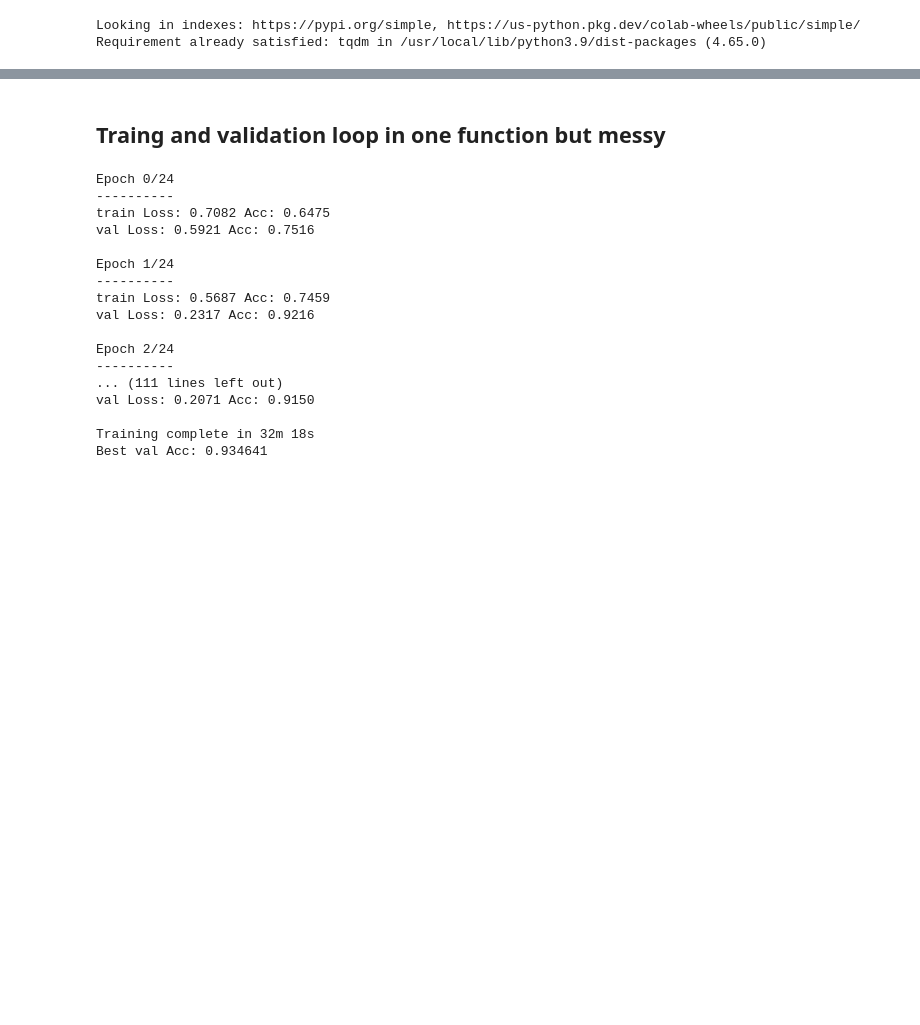
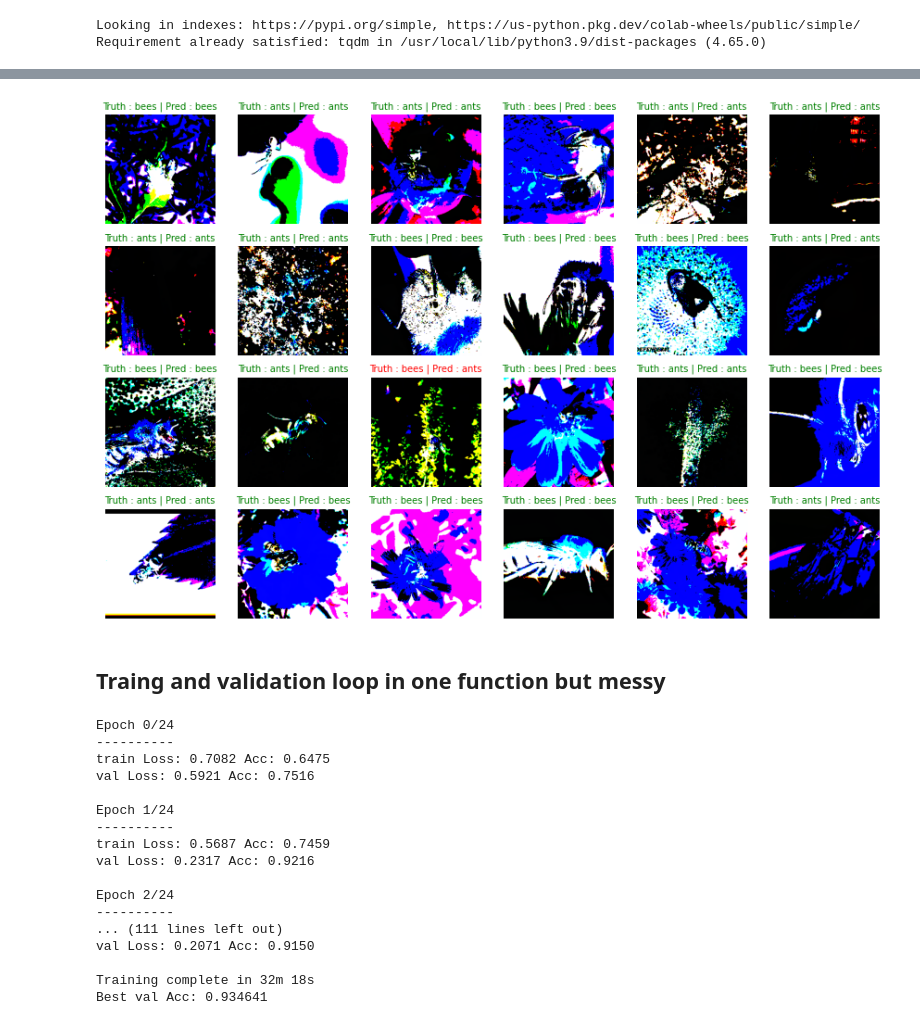
Before and after one commit to Frostbite22/learning-DL-by-doing-2, a Jupyter notebook: transfer_learning.ipynb, the cells around one changed output, grey strips where cells are left out. Cells and saved outputs as stored; diff of their text form; code cells hidden in the pictures; blank space fills up the shorter version.

```diff
--- a/transfer_learning.ipynb
+++ b/transfer_learning.ipynb
@@ -414,3 +463,26 @@ validation accuracy :  0.9038 | validation loss :  0.2344
+# %%
+import random
+import math
+def predict_visualize(model : nn.Module ,k : int = 6, nrows : int = 2 , ncols : int = 3):
+  plt.figure(figsize=(15,10))
+  for i,(sample, y) in enumerate(random.sample(list(val_dataset),k=k)):
+    pred_logit = model(sample.to(device).unsqueeze(0))
+    _ , pred = torch.max(pred_logit,1)
+
+    plt.subplot(nrows,ncols,i+1)
+    plt.imshow(sample.permute(1,2,0).numpy().astype("uint8"))
+    truth_label = class_names[y]
+    pred_label = class_names[pred.cpu()]
+    title_text = f"Truth : {truth_label} | Pred : {pred_label}"
+    if truth_label == pred_label:
+      plt.title(title_text,fontsize=10,c='g')
+    else:
+      plt.title(title_text,fontsize=10,c='r')
+    plt.axis(False)
+# %%
+predict_visualize(k=24,nrows=4,ncols=6,model=model_ft)
+# %% [output]
+[figure, added]
 # %% [markdown]
 ## Traing and validation loop in one function but messy
 # %%
```
Also changed, not shown: parts of 8 cells of this notebook.
